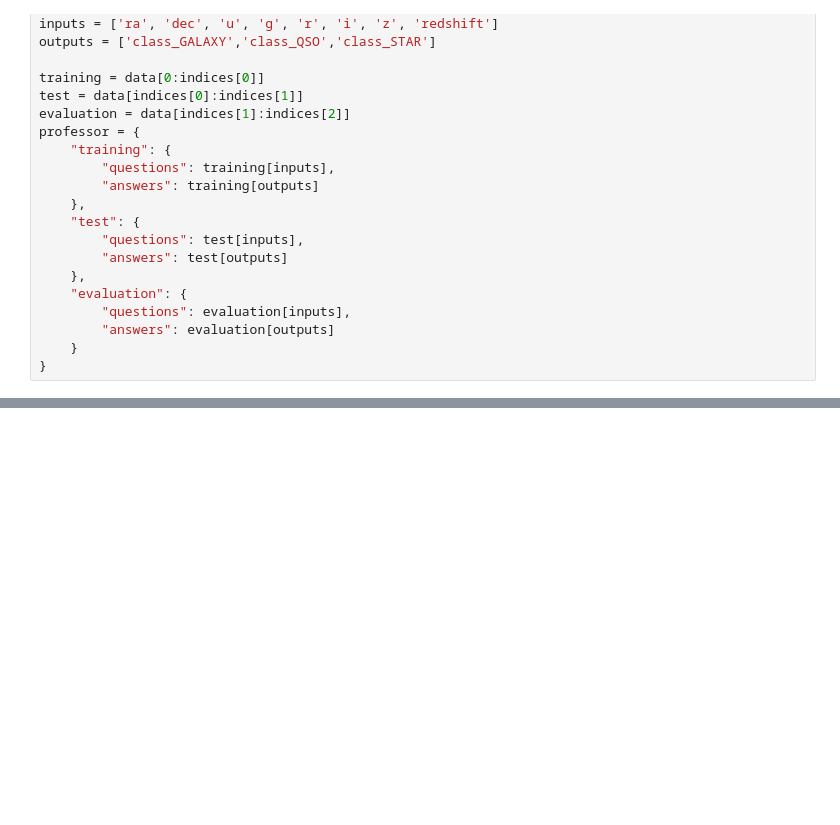
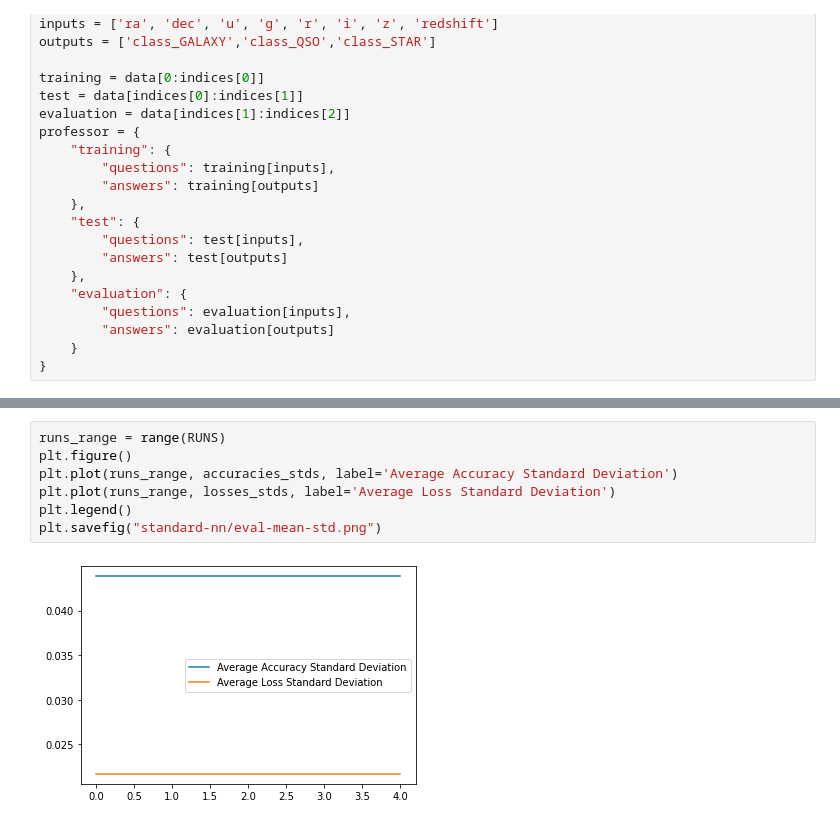
Before and after one commit to urishiraval/cos711-a2, a Jupyter notebook: experiment/NeuralNetwork.ipynb, the cells around one changed output, grey strips where cells are left out. Drawn from its saved outputs; the diff is of its cells as text; blank space fills up the shorter version.

```diff
--- a/experiment/NeuralNetwork.ipynb
+++ b/experiment/NeuralNetwork.ipynb
@@ -161,0 +176,9 @@ INFO:tensorflow:Assets written to: neural-network.tf/assets
+# %%
+runs_range = range(RUNS)
+plt.figure()
+plt.plot(runs_range, accuracies_stds, label='Average Accuracy Standard Deviation')
+plt.plot(runs_range, losses_stds, label='Average Loss Standard Deviation')
+plt.legend()
+plt.savefig("standard-nn/eval-mean-std.png")
+# %% [output]
+[figure, added]
```
Also changed, not shown: parts of 14 cells of this notebook, 43 other files.
